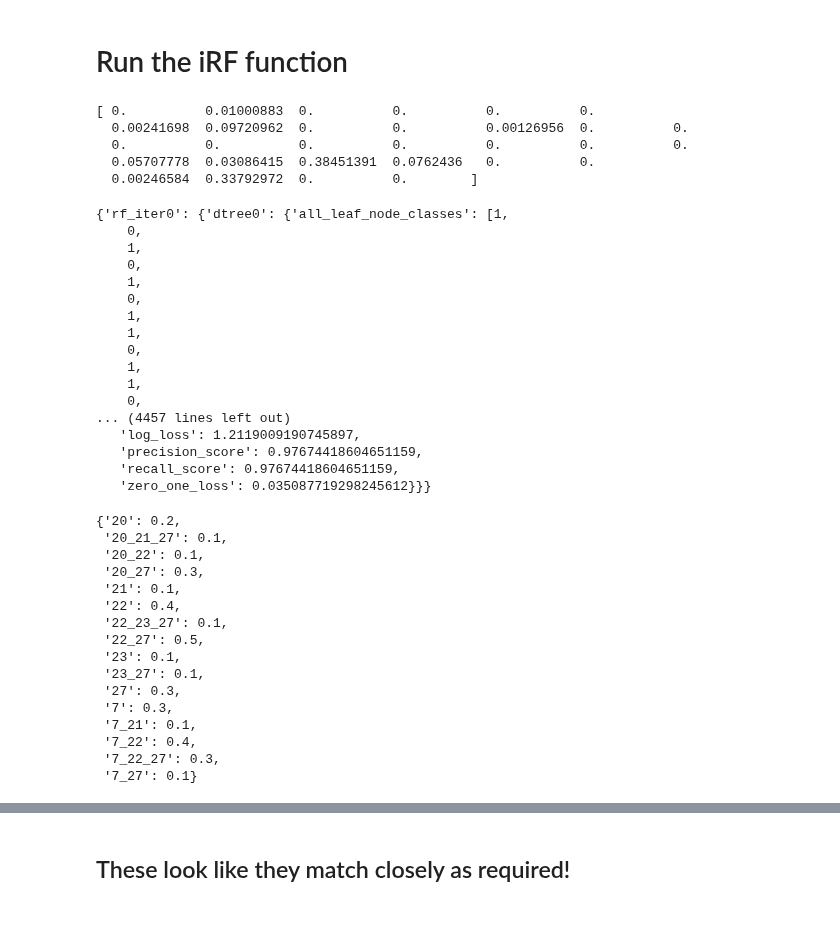
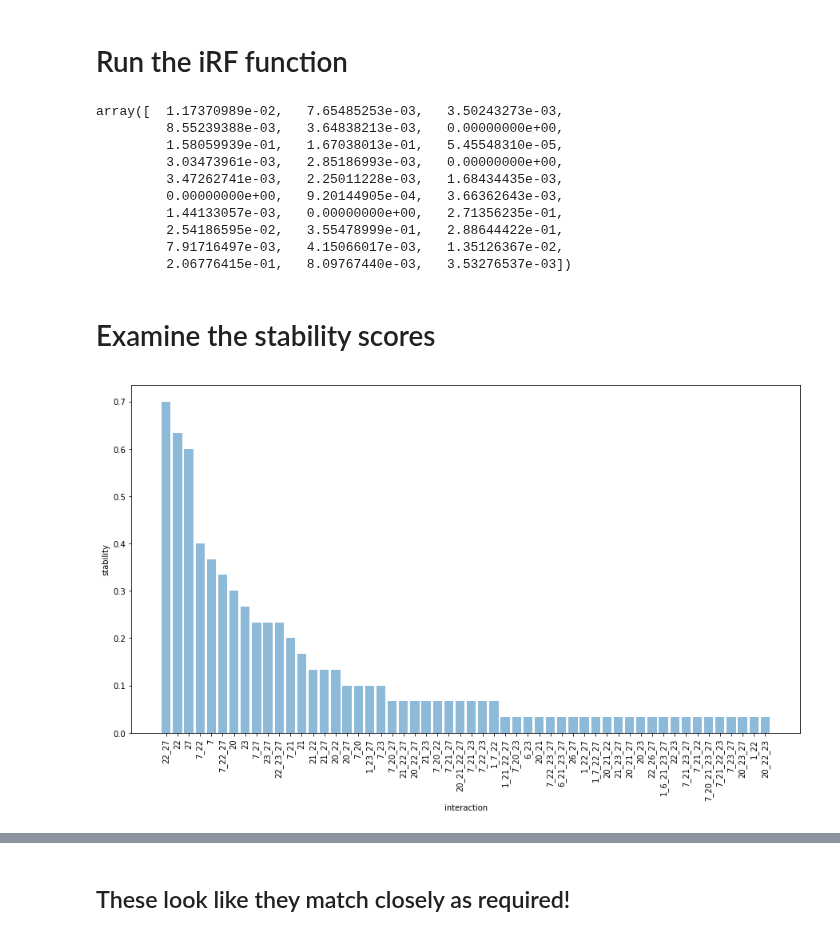
Before and after one commit to Yu-Group/scikit-learn-sandbox, a Jupyter notebook: jupyter/26_iRF_demo.ipynb, the cells around one changed output, grey strips where cells are left out. Cells and saved outputs as stored; diff of their text form; code cells hidden in the pictures.

```diff
--- a/jupyter/26_iRF_demo.ipynb
+++ b/jupyter/26_iRF_demo.ipynb
@@ -36,7 +36,7 @@ reload(irf_utils)
 # %%
 load_breast_cancer = load_breast_cancer()
 # %%
-X_train, X_test, y_train, y_test, rf = irf_jupyter_utils.generate_rf_example(n_estimators=1000,
+X_train, X_test, y_train, y_test, rf = irf_jupyter_utils.generate_rf_example(n_estimators=20,
                                                                              feature_weight=None)
 # %% [markdown]
 ## Check out the data
@@ -400,64 +166,37 @@ def run_rit(X_train,
 # Run the iRF function
 # %%
 all_rf_weights, all_K_iter_rf_data, all_rf_bootstrap_output, all_rit_bootstrap_output, stability_score =\
-run_rit(X_train=X_train,
+irf_utils.run_iRF(X_train=X_train,
         X_test=X_test,
         y_train=y_train,
         y_test=y_test,
         K=5,
         n_estimators=20,
-        B=10,
+        B=30,
         random_state_classifier=2018,
         propn_n_samples=.2,
         bin_class_type=1,
-        M=4,
-        max_depth=2,
+        M=20,
+        max_depth=5,
         noisy_split=False,
         num_splits=2,
         n_estimators_bootstrap=5)
-print(all_rf_weights['rf_weight5'])
-# %% [output]
-[ 0.          0.01000883  0.          0.          0.          0.
-  0.00241698  0.09720962  0.          0.          0.00126956  0.          0.
-  0.          0.          0.          0.          0.          0.          0.
-  0.05707778  0.03086415  0.38451391  0.0762436   0.          0.
-  0.00246584  0.33792972  0.          0.        ]
 # %%
-all_K_iter_rf_data
+all_K_iter_rf_data['rf_iter1']['feature_importances_std']
 # %% [output]
-{'rf_iter0': {'dtree0': {'all_leaf_node_classes': [1,
-    0,
-    1,
-    0,
-    1,
-    0,
-    1,
-    1,
-    0,
-    1,
-    1,
-    0,
-... (4457 lines left out)
-   'log_loss': 1.2119009190745897,
-   'precision_score': 0.97674418604651159,
-   'recall_score': 0.97674418604651159,
-   'zero_one_loss': 0.035087719298245612}}}
+array([  1.17370989e-02,   7.65485253e-03,   3.50243273e-03,
+         8.55239388e-03,   3.64838213e-03,   0.00000000e+00,
+         1.58059939e-01,   1.67038013e-01,   5.45548310e-05,
+         3.03473961e-03,   2.85186993e-03,   0.00000000e+00,
+         3.47262741e-03,   2.25011228e-03,   1.68434435e-03,
+         0.00000000e+00,   9.20144905e-04,   3.66362643e-03,
+         1.44133057e-03,   0.00000000e+00,   2.71356235e-01,
+         2.54186595e-02,   3.55478999e-01,   2.88644422e-01,
+         7.91716497e-03,   4.15066017e-03,   1.35126367e-02,
+         2.06776415e-01,   8.09767440e-03,   3.53276537e-03])
-# %%
-stability_score
-# %% [output]
-{'20': 0.2,
- '20_21_27': 0.1,
- '20_22': 0.1,
- '20_27': 0.3,
- '21': 0.1,
- '22': 0.4,
- '22_23_27': 0.1,
- '22_27': 0.5,
- '23': 0.1,
- '23_27': 0.1,
- '27': 0.3,
- '7': 0.3,
- '7_21': 0.1,
- '7_22': 0.4,
- '7_22_27': 0.3,
- '7_27': 0.1}
+# %% [markdown]
+# Examine the stability scores
+# %%
+irf_utils._get_histogram(stability_score, sort = True)
+# %% [output]
+[figure, added]
```
Also changed, not shown: parts of 18 cells of this notebook, 1 other file.
